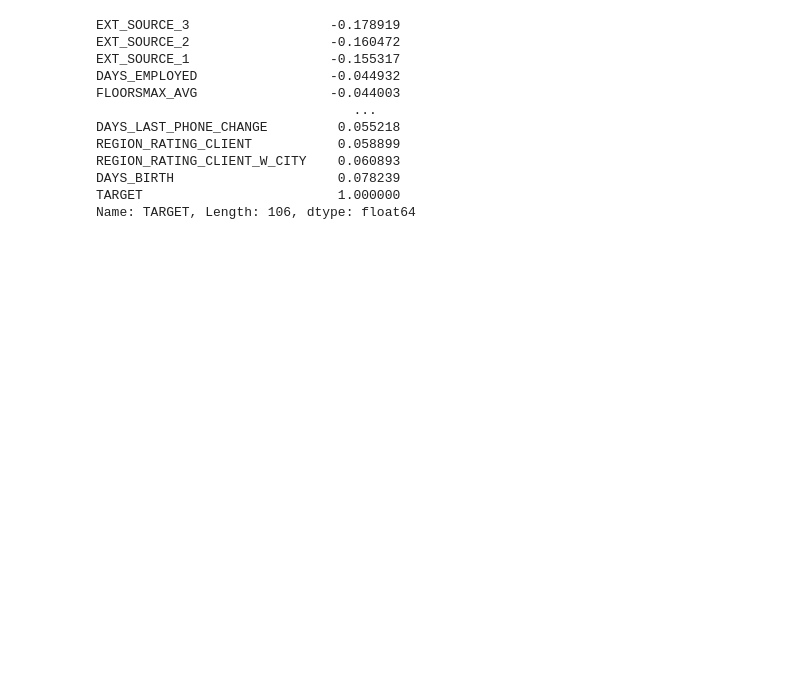
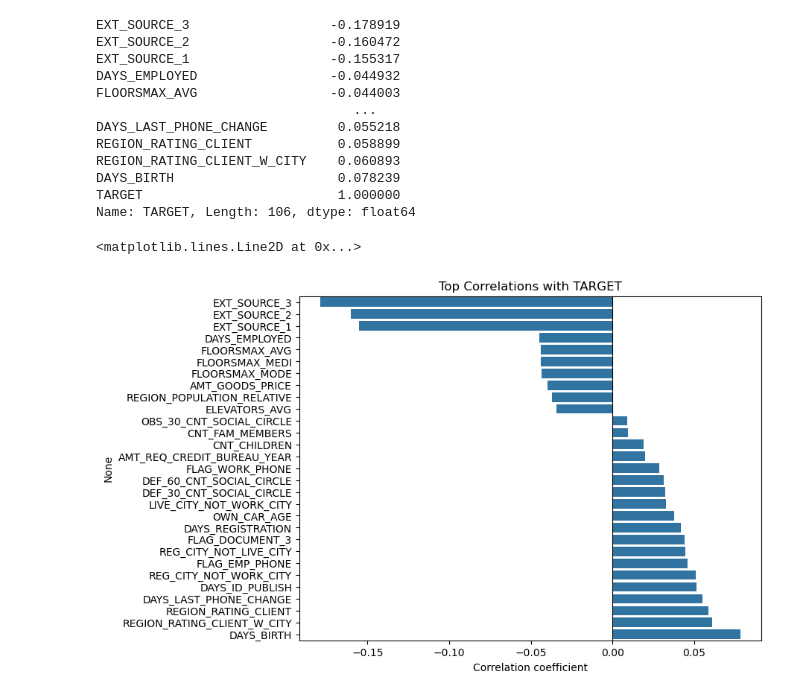
Before and after one commit to edgarordonezz/loan-default-predictor, a Jupyter notebook: load_default_eda_training.ipynb, the cells around one changed output. Saved outputs shown, nothing was run; the diff lists cells and outputs as text; code cells hidden in the pictures; blank space fills up the shorter version.

```diff
--- a/load_default_eda_training.ipynb
+++ b/load_default_eda_training.ipynb
@@ -86,3 +196,15 @@ REGION_RATING_CLIENT_W_CITY    0.060893
 DAYS_BIRTH                     0.078239
 TARGET                         1.000000
 Name: TARGET, Length: 106, dtype: float64
+# %%
+top_corr = pd.concat(([corr.head(10), corr.tail(20)]))
+top_corr = top_corr.drop('TARGET')
+
+plt.figure(figsize=(8,6))
+sns.barplot(x=top_corr.values, y=top_corr.index)
+plt.title('Top Correlations with TARGET')
+plt.xlabel('Correlation coefficient')
+plt.axvline(0, color='black', linewidth=0.8)
+# %% [output]
+<matplotlib.lines.Line2D at 0x...>
+[figure, added]
```
Also changed, not shown: parts of 30 cells of this notebook.
